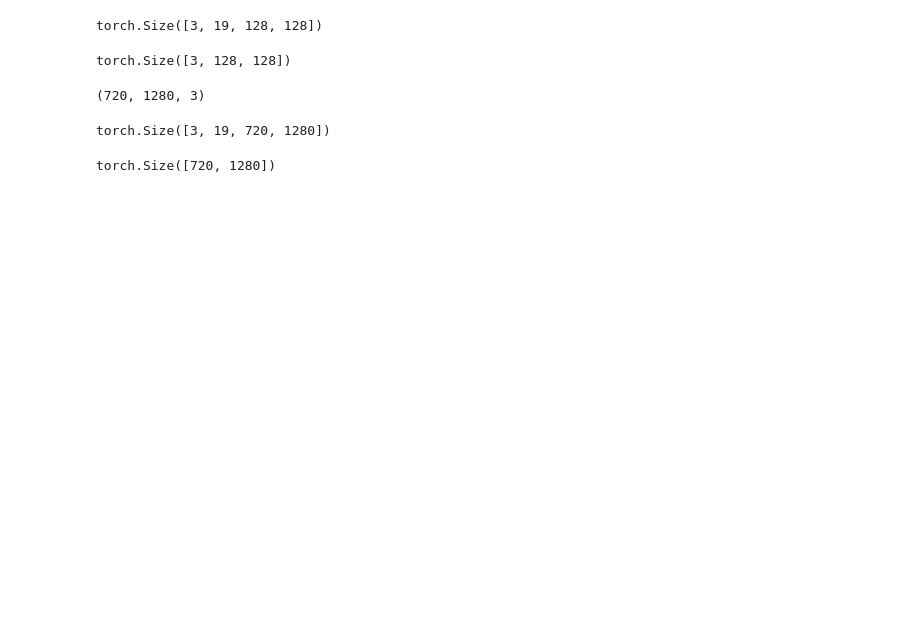
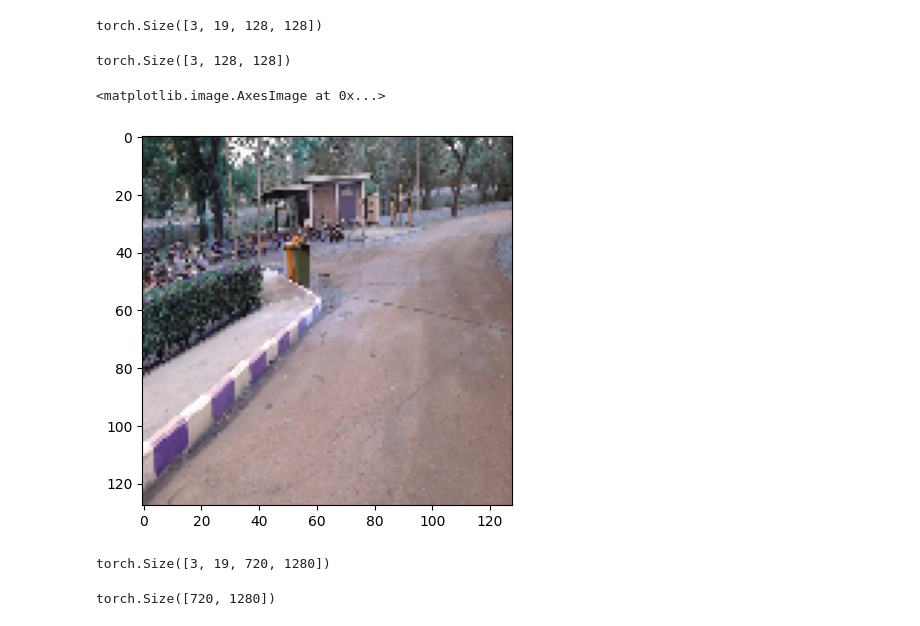
Before and after one commit to PoohNB/self-driving-sb3, a Jupyter notebook: test_model.ipynb, the cells around one changed output. Drawn from its saved outputs; the diff is of its cells as text; code cells hidden in the pictures; blank space fills up the shorter version.

Commit message:
doing tensorrt

```diff
--- a/test_model.ipynb
+++ b/test_model.ipynb
@@ -44,20 +43,40 @@ std = [0.229, 0.224, 0.225]
 
 custom_process = transforms.Compose([
 
-    transforms.Resize((512,1024)),
     transforms.ToTensor(),
+    # transforms.Resize((512,1024)),
     transforms.Normalize(mean = mean,std= std)
 
 ])
+
+img_mean = [123.675, 116.28, 103.53]
+img_std = [58.395, 57.12, 57.375]
+
+train_transform = transforms.Compose([
+    transforms.Resize((1024, 512)),
+    transforms.RandomResizedCrop((512, 1024), scale=(0.5, 2.0)),
+    transforms.RandomHorizontalFlip(),
+    transforms.ColorJitter(brightness=0.4, contrast=0.4, saturation=0.4),
+    transforms.ToTensor(),
+    transforms.Normalize(mean=img_mean, std=img_std)
+])
+
+# Testing data transformations
+test_transform = transforms.Compose([
+    transforms.ToTensor(),
+    # transforms.Resize((1024, 512)),
+    transforms.Normalize(mean=img_mean, std=img_std)
+])
 # %%
-from seg.seg_utils import HF_segmodel
+from seg.seg_utils import HF_segFormermodel
 
 # model_repo = "nvidia/segformer-b0-finetuned-cityscapes-768-768"
 model_repo = "nvidia/segformer-b0-finetuned-cityscapes-512-1024"
 # model_repo = "nvidia/segformer-b0-finetuned-cityscapes-640-1280"
 
 
-# seg_model = HF_segmodel(model_repo,custom_processor=custom_process)
-seg_model = HF_segmodel(model_repo)
+
+seg_model = HF_segFormermodel(model_repo,custom_processor=custom_process)
+# seg_model = HF_segFormermodel(model_repo)
 # %% [output]
 using  cuda
@@ -105,13 +157,17 @@ logits.shape
 # %% [output]
 torch.Size([3, 19, 128, 128])
 # %%
-logits.argmax(dim=1).cpu().shape
+pred = logits.argmax(dim=1).cpu()
+pred.shape
 # %% [output]
 torch.Size([3, 128, 128])
-# %%
-img1.shape
-# %% [output]
-(720, 1280, 3)
+# %%
+img = cv2.resize(img1,(pred[0].shape[0],pred[0].shape[1]))
+# %%
+plt.imshow(img)
+# %% [output]
+<matplotlib.image.AxesImage at 0x...>
+[figure, added]
 # %%
 from torch import nn
 upsampled_logits = nn.functional.interpolate(
```
Also changed, not shown: parts of 45 cells of this notebook, 7 other files.
